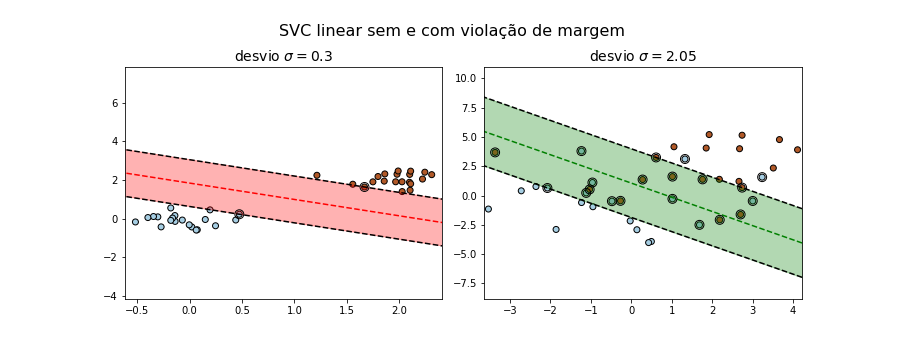
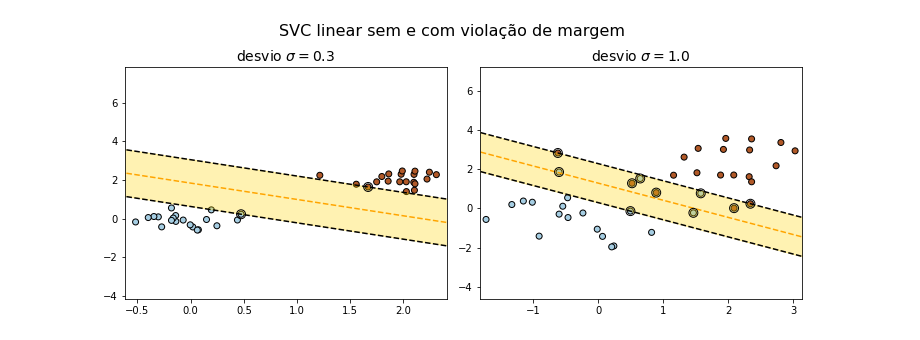
Before and after one commit to pedroblossbraga/supportvectormachines_tcc, a Jupyter notebook: TCC_SVC_margem_suave.ipynb, the cells around one changed output. Saved outputs shown, nothing was run; the diff lists cells and outputs as text; code cells hidden in the pictures.

```diff
--- a/TCC_SVC_margem_suave.ipynb
+++ b/TCC_SVC_margem_suave.ipynb
@@ -8,7 +8,10 @@ from sklearn import svm
 from sklearn.datasets import make_blobs
 
 
-def plot_clf_decision_func(clf, color, marker='None'):
+def plot_clf_decision_func(clf,
+                           color,
+                           decision_hiperplane_color,
+                           marker='None'):
   w = clf.coef_[0]
   a = -w[0] / w[1]
   xx = np.linspace(-5, 5)
@@ -21,10 +24,6 @@ def plot_clf_decision_func(clf, color, marker='None'):
   yy_down = yy - np.sqrt(1 + a ** 2) * margin # hiperplano inferior
   yy_up = yy + np.sqrt(1 + a ** 2) * margin # hiperplano superior
 
-  # linhas do hiperplano de decisão
-  plt.plot(xx, yy, linestyle = "--",
-           marker=marker,
-           color=color)
 
   # hiperplanos de suporte inferior e superior
   plt.plot(xx, yy_down, "k--", color='k')
@@ -38,6 +37,11 @@ def plot_clf_decision_func(clf, color, marker='None'):
       alpha=0.3,
       color=color
   )
+  # linhas do hiperplano de decisão
+  plt.plot(xx, yy, linestyle = "--",
+           marker=marker,
+           color=decision_hiperplane_color)
+
   # vetores de suporte, mais próximos da margem
   plt.scatter(
           clf.support_vectors_[:, 0],
@@ -73,12 +77,12 @@ def generate_dataset(
 plt.figure(figsize=(10,4))
 # ------------------------------------------------------------------------------
 plt.subplot(1,2,1)
-
+sigma = 0.3
 X,y = generate_dataset(
-    clusters_std = [0.3, 0.3],
+    clusters_std = [sigma, sigma],
     centers = [[0.0, 0.0], [2.0, 2.0]]
 )
-plt.title('desvio $\sigma = 0.3$', fontsize = 14)
+plt.title('desvio $\sigma = {}$'.format(sigma), fontsize = 14)
 
 # SVC linear
 clf1 = svm.SVC(kernel="linear")
@@ -89,38 +93,43 @@ acc1 = get_acc(X, y, clf1)
 plt.scatter(X[:, 0], X[:, 1], c=y, cmap=plt.cm.Paired, edgecolors="k")
 
 # plotando as funções de decisão lineares
-plot_clf_decision_func(clf1, color = 'red')
+plot_clf_decision_func(clf1,
+                       color = 'gold',
+                       decision_hiperplane_color = 'orange')
+
 
 plt.xlim([X[:, 0].min() - 0.1,
           X[:, 0].max() + 0.1])
 # ------------------------------------------------------------------------------
 plt.subplot(1,2,2)
-
+sigma = 1.0
 X,y = generate_dataset(
-    clusters_std = [2.05, 2.05],
-    centers = [[0.0, 0.0], [2.0, 2.0]]
+    clusters_std = [sigma, sigma],
+    centers = [[0.0, 0.0], [2.0, 2.0]],
 )
 
-plt.title('desvio $\sigma = 2.05$', fontsize = 14)
+plt.title('desvio $\sigma = {}$'.format(sigma), fontsize = 14)
 
 # SVC linear
 clf2 = svm.SVC(kernel="linear")
 clf2.fit(X, y)
 acc2 = get_acc(X, y, clf2)
 
 # plotando as amostras
 plt.scatter(X[:, 0], X[:, 1], c=y, cmap=plt.cm.Paired, edgecolors="k")
 
 # plotando as funções de decisão lineares
-plot_clf_decision_func(clf2, color = 'green')
+plot_clf_decision_func(clf2,
+                       color = 'gold',
+                       decision_hiperplane_color = 'orange')
 
 plt.xlim([X[:, 0].min() - 0.1,
           X[:, 0].max() + 0.1])
 
 plt.suptitle('SVC linear sem e com violação de margem',
              fontsize = 16,
              y = 1.05)
 plt.tight_layout()
 plt.show()
 # %% [output]
-[figure, old version]
+[figure, new version]
```
